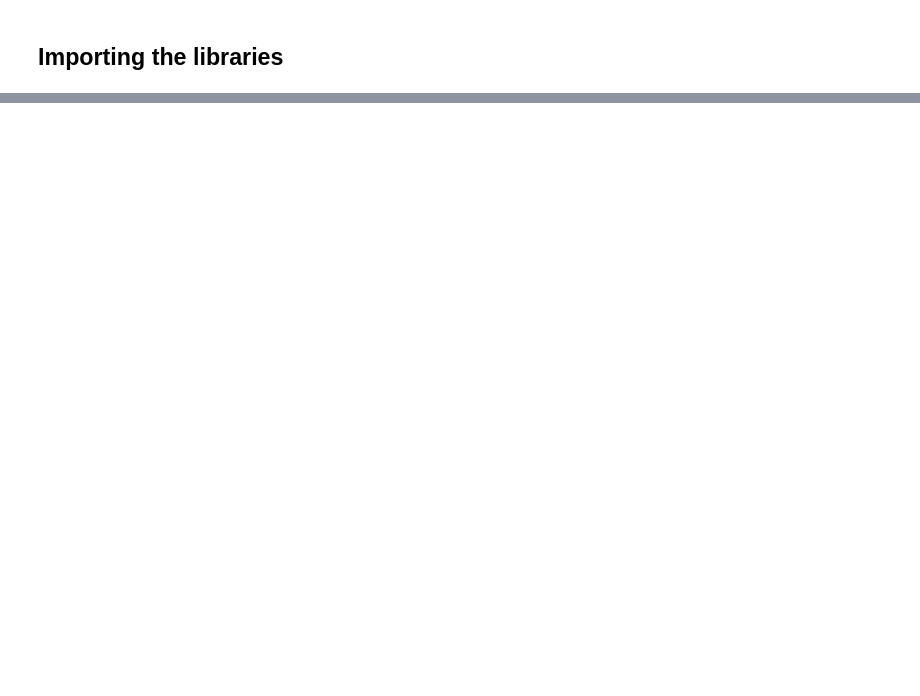
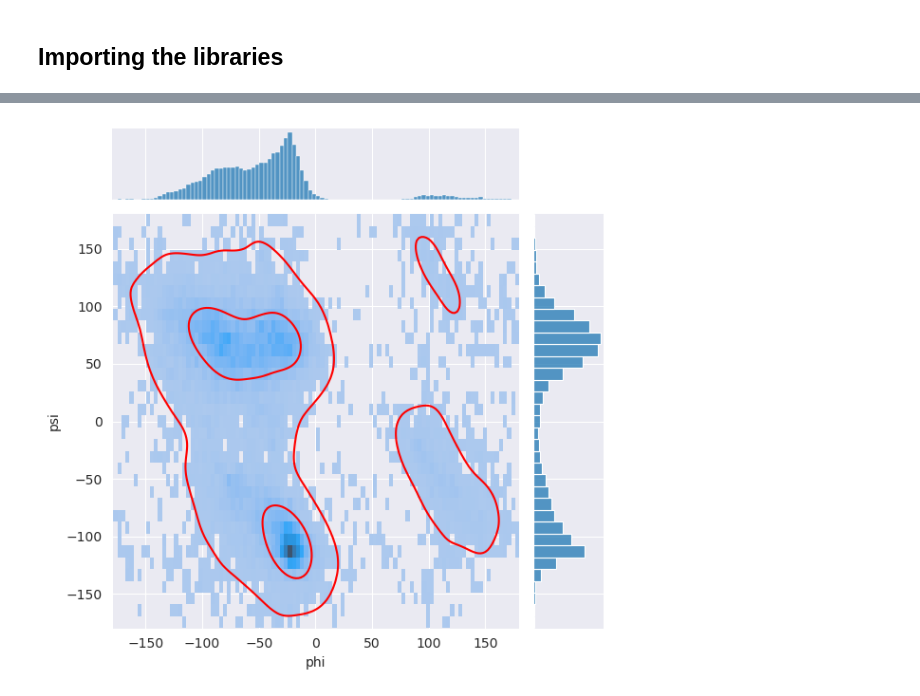
Before and after one commit to lucamodica/introduction-to-data-science-and-ai--chalmers, a Jupyter notebook: assignments/3-clustering/DAT565-assignment-3.ipynb, the cells around one changed output, grey strips where cells are left out. Saved outputs shown, nothing was run; the diff lists cells and outputs as text; code cells hidden in the pictures; blank space fills up the shorter version.

```diff
--- a/assignments/3-clustering/DAT565-assignment-3.ipynb
+++ b/assignments/3-clustering/DAT565-assignment-3.ipynb
@@ -26,0 +103,15 @@ sns.set_style('darkgrid')
+# %%
+# angle shifting values
+phi_angle_shift = 40
+psi_angle_shift = -70
+
+df_shifted = df.copy()
+df_shifted['phi'] = ((df['phi'] + phi_angle_shift) + 180) % 360 - 180
+df_shifted['psi'] = ((df['psi'] + psi_angle_shift) + 180) % 360 - 180
+
+g = sns.jointplot(data=df_shifted, x='phi', y='psi', kind='hist')
+
+g.plot_joint(sns.kdeplot, color="r", zorder=1, levels=3)
+limit_axes_to_angles()
+# %% [output]
+[figure, added]
```
Also changed, not shown: parts of 62 cells of this notebook, 4 other files.
